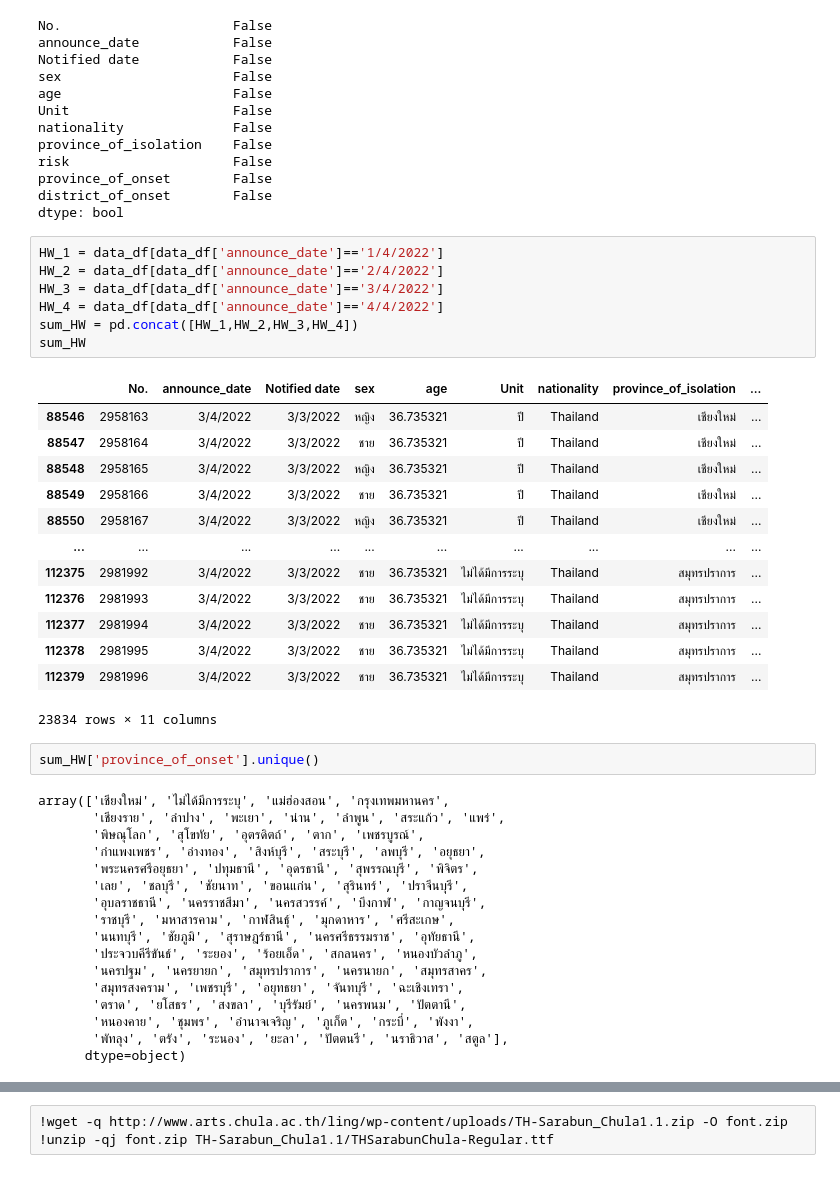
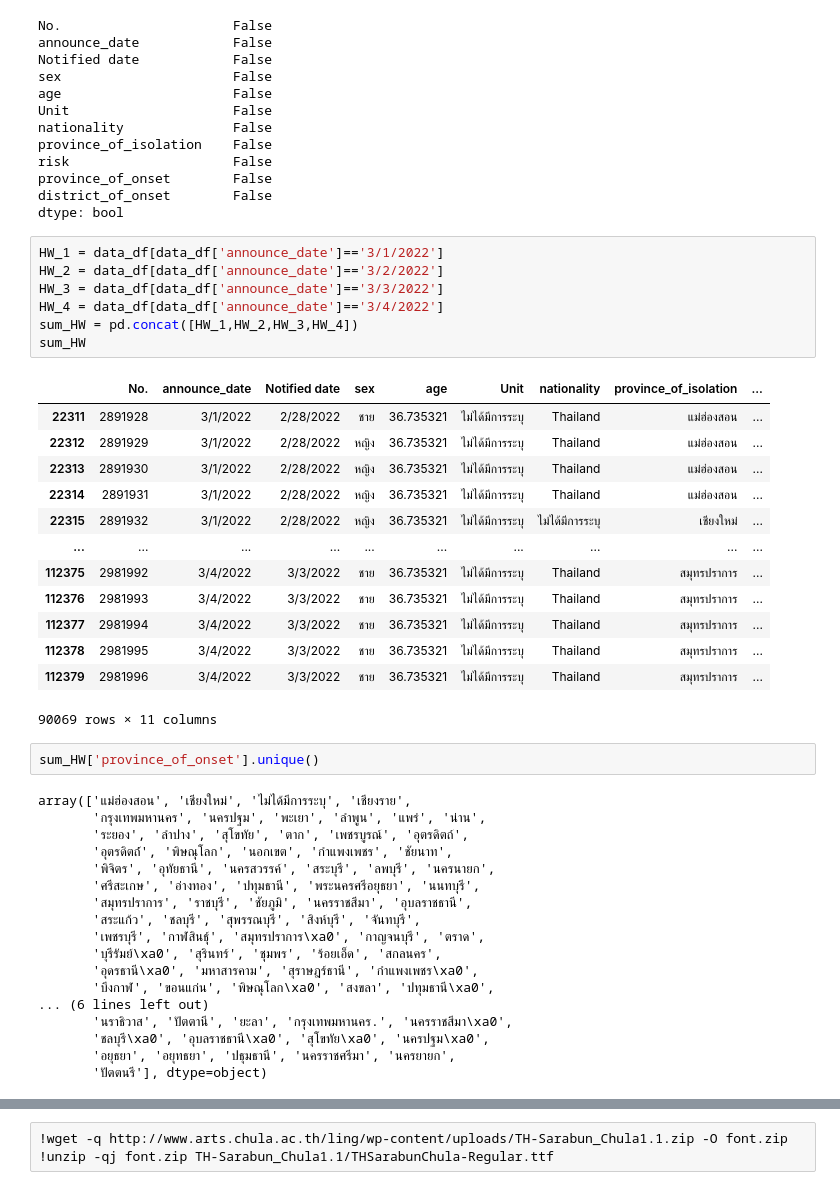
Before and after one commit to 6230204513/data_viz_2022, a Jupyter notebook: DataViz04_Data_Comparison.ipynb, the cells around one changed output, grey strips where cells are left out. Cells and saved outputs as stored; diff of their text form.

```diff
--- a/DataViz04_Data_Comparison.ipynb
+++ b/DataViz04_Data_Comparison.ipynb
@@ -469,42 +469,43 @@ province_of_onset        False
 district_of_onset        False
 dtype: bool
 # %%
-HW_1 = data_df[data_df['announce_date']=='1/4/2022']
-HW_2 = data_df[data_df['announce_date']=='2/4/2022']
-HW_3 = data_df[data_df['announce_date']=='3/4/2022']
-HW_4 = data_df[data_df['announce_date']=='4/4/2022']
+HW_1 = data_df[data_df['announce_date']=='3/1/2022']
+HW_2 = data_df[data_df['announce_date']=='3/2/2022']
+HW_3 = data_df[data_df['announce_date']=='3/3/2022']
+HW_4 = data_df[data_df['announce_date']=='3/4/2022']
 sum_HW = pd.concat([HW_1,HW_2,HW_3,HW_4])
 sum_HW
 # %% [output]
 |  | No. | announce_date | Notified date | sex | age | Unit | nationality | province_of_isolation | ... |
-| 88546 | 2958163 | 3/4/2022 | 3/3/2022 | หญิง | 36.735321 | ปี | Thailand | เชียงใหม่ | ... |
-| 88547 | 2958164 | 3/4/2022 | 3/3/2022 | ชาย | 36.735321 | ปี | Thailand | เชียงใหม่ | ... |
-| 88548 | 2958165 | 3/4/2022 | 3/3/2022 | หญิง | 36.735321 | ปี | Thailand | เชียงใหม่ | ... |
-| 88549 | 2958166 | 3/4/2022 | 3/3/2022 | ชาย | 36.735321 | ปี | Thailand | เชียงใหม่ | ... |
-| 88550 | 2958167 | 3/4/2022 | 3/3/2022 | หญิง | 36.735321 | ปี | Thailand | เชียงใหม่ | ... |
+| 22311 | 2891928 | 3/1/2022 | 2/28/2022 | ชาย | 36.735321 | ไม่ได้มีการระบุ | Thailand | แม่ฮ่องสอน | ... |
+| 22312 | 2891929 | 3/1/2022 | 2/28/2022 | หญิง | 36.735321 | ไม่ได้มีการระบุ | Thailand | แม่ฮ่องสอน | ... |
+| 22313 | 2891930 | 3/1/2022 | 2/28/2022 | หญิง | 36.735321 | ไม่ได้มีการระบุ | Thailand | แม่ฮ่องสอน | ... |
+| 22314 | 2891931 | 3/1/2022 | 2/28/2022 | หญิง | 36.735321 | ไม่ได้มีการระบุ | Thailand | แม่ฮ่องสอน | ... |
+| 22315 | 2891932 | 3/1/2022 | 2/28/2022 | หญิง | 36.735321 | ไม่ได้มีการระบุ | ไม่ได้มีการระบุ | เชียงใหม่ | ... |
 | ... | ... | ... | ... | ... | ... | ... | ... | ... | ... |
 | 112375 | 2981992 | 3/4/2022 | 3/3/2022 | ชาย | 36.735321 | ไม่ได้มีการระบุ | Thailand | สมุทรปราการ | ... |
 | 112376 | 2981993 | 3/4/2022 | 3/3/2022 | ชาย | 36.735321 | ไม่ได้มีการระบุ | Thailand | สมุทรปราการ | ... |
 | 112377 | 2981994 | 3/4/2022 | 3/3/2022 | ชาย | 36.735321 | ไม่ได้มีการระบุ | Thailand | สมุทรปราการ | ... |
 | 112378 | 2981995 | 3/4/2022 | 3/3/2022 | ชาย | 36.735321 | ไม่ได้มีการระบุ | Thailand | สมุทรปราการ | ... |
 | 112379 | 2981996 | 3/4/2022 | 3/3/2022 | ชาย | 36.735321 | ไม่ได้มีการระบุ | Thailand | สมุทรปราการ | ... |
-23834 rows × 11 columns
+90069 rows × 11 columns
 # %%
 sum_HW['province_of_onset'].unique()
 # %% [output]
-array(['เชียงใหม่', 'ไม่ได้มีการระบุ', 'แม่ฮ่องสอน', 'กรุงเทพมหานคร',
-       'เชียงราย', 'ลำปาง', 'พะเยา', 'น่าน', 'ลำพูน', 'สระแก้ว', 'แพร่',
-       'พิษณุโลก', 'สุโขทัย', 'อุตรดิตถ์', 'ตาก', 'เพชรบูรณ์',
-       'กำแพงเพชร', 'อ่างทอง', 'สิงห์บุรี', 'สระบุรี', 'ลพบุรี', 'อยุธยา',
-       'พระนครศรีอยุธยา', 'ปทุมธานี', 'อุดรธานี', 'สุพรรณบุรี', 'พิจิตร',
-       'เลย', 'ชลบุรี', 'ชัยนาท', 'ขอนแก่น', 'สุรินทร์', 'ปราจีนบุรี',
-       'อุบลราชธานี', 'นครราชสีมา', 'นครสวรรค์', 'บึงกาฬ', 'กาญจนบุรี',
-       'ราชบุรี', 'มหาสารคาม', 'กาฬสินธุ์', 'มุกดาหาร', 'ศรีสะเกษ',
-       'นนทบุรี', 'ชัยภูมิ', 'สุราษฎร์ธานี', 'นครศรีธรรมราช', 'อุทัยธานี',
-       'ประจวบคีรีขันธ์', 'ระยอง', 'ร้อยเอ็ด', 'สกลนคร', 'หนองบัวลำภู',
-       'นครปฐม', 'นครยายก', 'สมุทรปราการ', 'นครนายก', 'สมุทรสาคร',
-       'สมุทรสงคราม', 'เพชรบุรี', 'อยุทธยา', 'จันทบุรี', 'ฉะเชิงเทรา',
-       'ตราด', 'ยโสธร', 'สงขลา', 'บุรีรัมย์', 'นครพนม', 'ปัตตานี',
-       'หนองคาย', 'ชุมพร', 'อำนาจเจริญ', 'ภูเก็ต', 'กระบี่', 'พังงา',
-       'พัทลุง', 'ตรัง', 'ระนอง', 'ยะลา', 'ปัตตนรี', 'นราธิวาส', 'สตูล'],
-      dtype=object)
+array(['แม่ฮ่องสอน', 'เชียงใหม่', 'ไม่ได้มีการระบุ', 'เชียงราย',
+       'กรุงเทพมหานคร', 'นครปฐม', 'พะเยา', 'ลำพูน', 'แพร่', 'น่าน',
+       'ระยอง', 'ลำปาง', 'สุโขทัย', 'ตาก', 'เพชรบูรณ์', 'อุตรดิตถ์',
+       'อุตรดิตถ์์', 'พิษณุโลก', 'นอกเขต', 'กำแพงเพชร', 'ชัยนาท',
+       'พิจิตร', 'อุทัยธานี', 'นครสวรรค์', 'สระบุรี', 'ลพบุรี', 'นครนายก',
+       'ศรีสะเกษ', 'อ่างทอง', 'ปทุมธานี', 'พระนครศรีอยุธยา', 'นนทบุรี',
+       'สมุทรปราการ', 'ราชบุรี', 'ชัยภูมิ', 'นครราชสีมา', 'อุบลราชธานี',
+       'สระแก้ว', 'ชลบุรี', 'สุพรรณบุรี', 'สิงห์บุรี', 'จันทบุรี',
+       'เพชรบุรี', 'กาฬสินธุ์', 'สมุทรปราการ\xa0', 'กาญจนบุรี', 'ตราด',
+       'บุรีรัมย์\xa0', 'สุรินทร์', 'ชุมพร', 'ร้อยเอ็ด', 'สกลนคร',
+       'อุดรธานี\xa0', 'มหาสารคาม', 'สุราษฎร์ธานี', 'กำแพงเพชร\xa0',
+       'บึงกาฬ', 'ขอนแก่น', 'พิษณุโลก\xa0', 'สงขลา', 'ปทุมธานี\xa0',
+... (6 lines left out)
+       'นราธิวาส', 'ปัตตานี', 'ยะลา', 'กรุงเทพมหานคร.', 'นครราชสีมา\xa0',
+       'ชลบุรี\xa0', 'อุบลราชธานี\xa0', 'สุโขทัย\xa0', 'นครปฐม\xa0',
+       'อยุธยา', 'อยุทธยา', 'ปธุมธานี', 'นครราชศรีมา', 'นครยายก',
+       'ปัตตนรี'], dtype=object)
```
Also changed, not shown: parts of 10 cells of this notebook.
